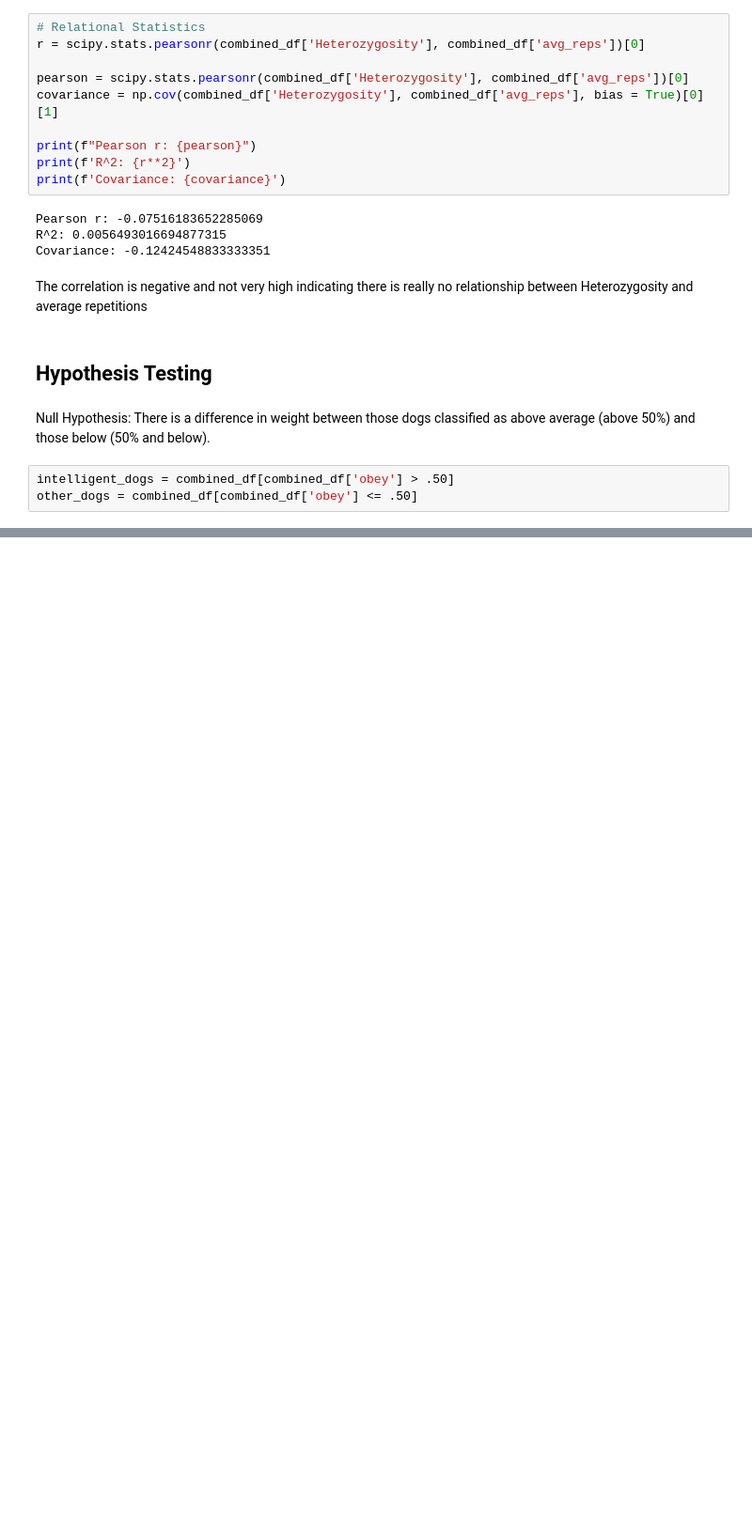
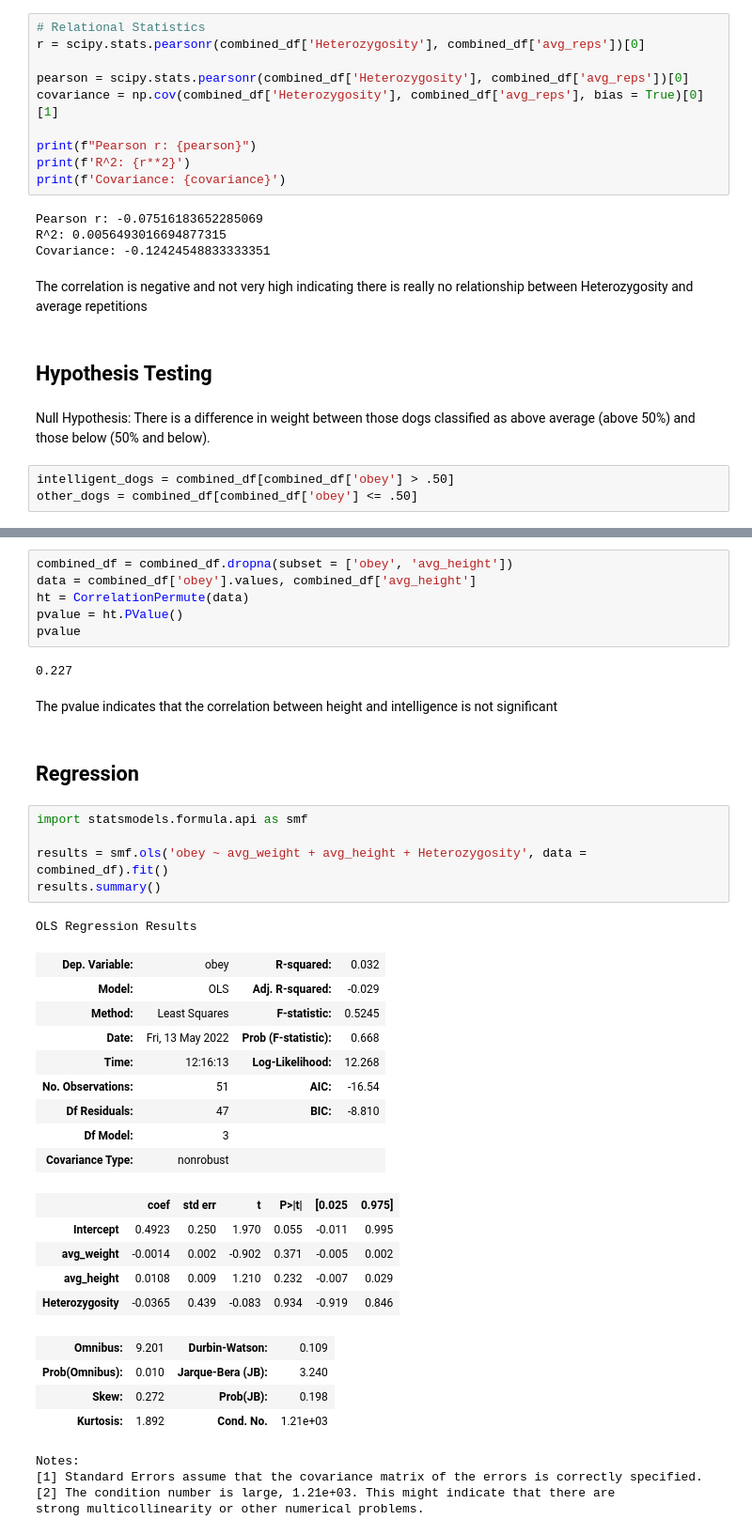
Before and after one commit to catie-williams/bu-dsc, a Jupyter notebook: DSC530/Intelligence/Intelligence.ipynb, the cells around one changed output, grey strips where cells are left out. Shown: that part at 94% size. Saved outputs shown, nothing was run; the diff lists cells and outputs as text; blank space fills up the shorter version.

```diff
--- a/DSC530/Intelligence/Intelligence.ipynb
+++ b/DSC530/Intelligence/Intelligence.ipynb
@@ -344,0 +402,41 @@ ValueError: x and y must have the same length.
+# %%
+combined_df = combined_df.dropna(subset = ['obey', 'avg_height'])
+data = combined_df['obey'].values, combined_df['avg_height']
+ht = CorrelationPermute(data)
+pvalue = ht.PValue()
+pvalue
+# %% [output]
+0.227
+# %% [markdown]
+The pvalue indicates that the correlation between height and intelligence is not significant
+# %% [markdown]
+## Regression
+# %%
+import statsmodels.formula.api as smf
+
+results = smf.ols('obey ~ avg_weight + avg_height + Heterozygosity', data = combined_df).fit()
+results.summary()
+# %% [output]
+OLS Regression Results
+| Dep. Variable: | obey | R-squared: | 0.032 |
+| Model: | OLS | Adj. R-squared: | -0.029 |
+| Method: | Least Squares | F-statistic: | 0.5245 |
+| Date: | Fri, 13 May 2022 | Prob (F-statistic): | 0.668 |
+| Time: | 12:16:13 | Log-Likelihood: | 12.268 |
+| No. Observations: | 51 | AIC: | -16.54 |
+| Df Residuals: | 47 | BIC: | -8.810 |
+| Df Model: | 3 |  |  |
+| Covariance Type: | nonrobust |  |  |
+|  | coef | std err | t | P>|t| | [0.025 | 0.975] |
+| Intercept | 0.4923 | 0.250 | 1.970 | 0.055 | -0.011 | 0.995 |
+| avg_weight | -0.0014 | 0.002 | -0.902 | 0.371 | -0.005 | 0.002 |
+| avg_height | 0.0108 | 0.009 | 1.210 | 0.232 | -0.007 | 0.029 |
+| Heterozygosity | -0.0365 | 0.439 | -0.083 | 0.934 | -0.919 | 0.846 |
+| Omnibus: | 9.201 | Durbin-Watson: | 0.109 |
+| Prob(Omnibus): | 0.010 | Jarque-Bera (JB): | 3.240 |
+| Skew: | 0.272 | Prob(JB): | 0.198 |
+| Kurtosis: | 1.892 | Cond. No. | 1.21e+03 |
+Notes:
+[1] Standard Errors assume that the covariance matrix of the errors is correctly specified.
+[2] The condition number is large, 1.21e+03. This might indicate that there are
+strong multicollinearity or other numerical problems.
```
Also changed, not shown: parts of 5 cells of this notebook, 1 other file.
